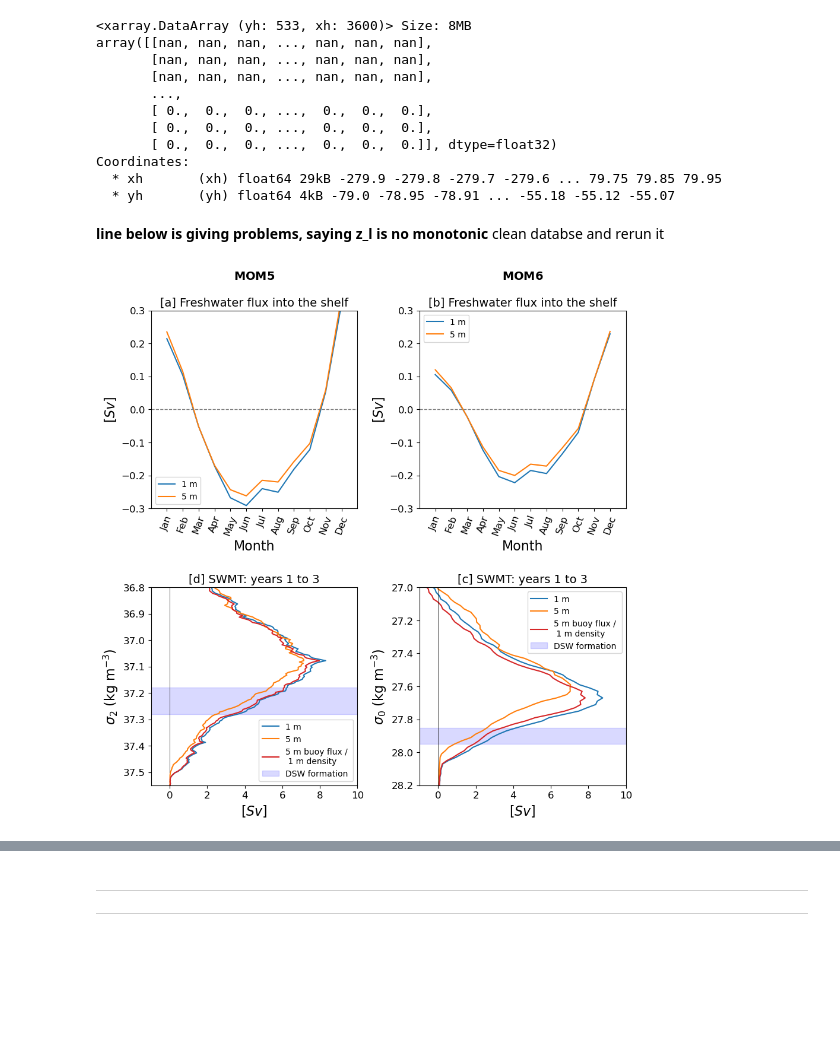
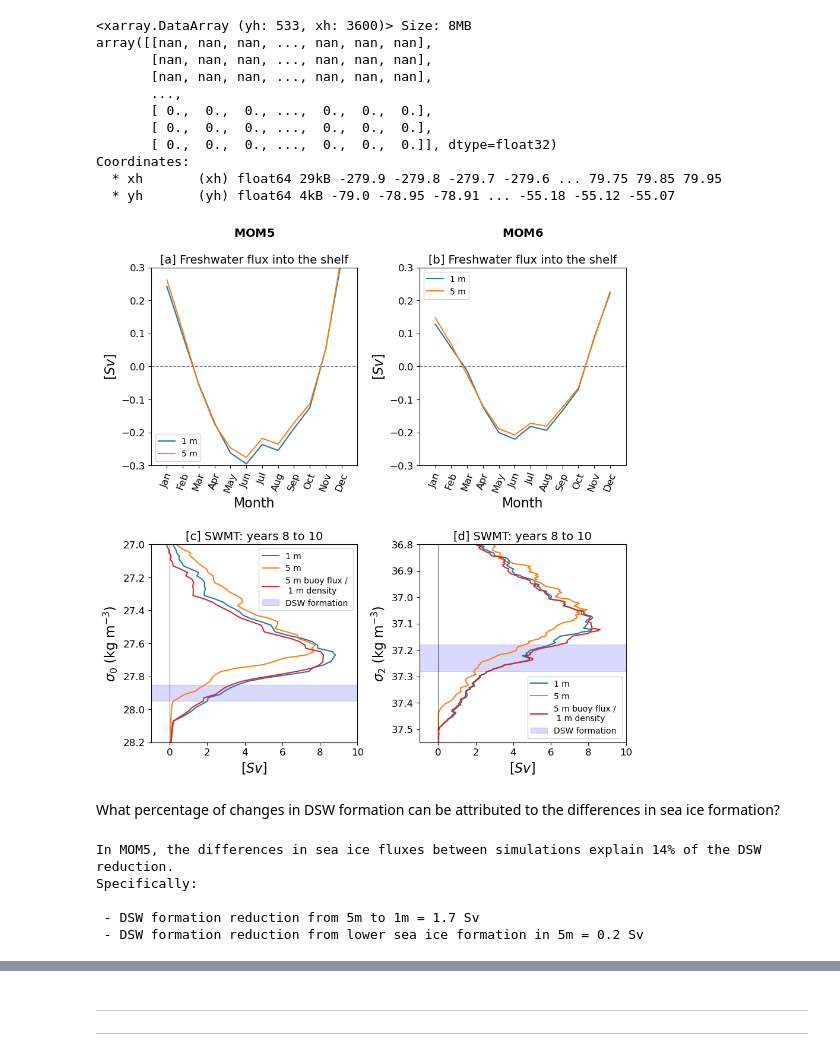
Before and after one commit to willaguiar/DSW-collaborative-project, a Jupyter notebook: JupyterCodes/Figs_codes/Figs_part_1.ipynb, the cells around one changed output, grey strips where cells are left out. Drawn from its saved outputs; the diff is of its cells as text; code cells hidden in the pictures; blank space fills up the shorter version.

```diff
--- a/JupyterCodes/Figs_codes/Figs_part_1.ipynb
+++ b/JupyterCodes/Figs_codes/Figs_part_1.ipynb
@@ -243,7 +268,7 @@ swmt5mtop_sum['time']=ShelfWMT_1dz.time
 swmtFWFdist_sum['time']=ShelfWMT_1dz.time
 swmthalfMtop_sum['time']=ShelfWMT_1dz.time
 # %%
-figpath='/home/156/wf4500/v45_wf4500/DSW_collaborative/sigma0_SWMT/figs/'
+figpath='/g/data/ik11/users/wf4500/DSW_collaborative/sigma0_SWMT/figs/'
 # %% [markdown]
 ### 1.2 Volume transport accross the 1km isobath
 # %% [markdown]
@@ -1285,8 +1548,8 @@ Importing freshwater fluxes from sea ice in MOM5 and MOM6
 #for MOM5
 from gsw import beta
 from gsw import p_from_z
-start_time_OM2 = '1900-01'
-end_time_OM2 = '1902-12'
+start_time_OM2 = '1907-01'
+end_time_OM2 = '1909-12'
 time_slice_OM2 = slice(start_time_OM2,end_time_OM2)
 
 
@@ -1390,15 +1653,12 @@ array([[nan, nan, nan, ..., nan, nan, nan],
 Coordinates:
   * xh       (xh) float64 29kB -279.9 -279.8 -279.7 -279.6 ... 79.75 79.85 79.95
   * yh       (yh) float64 4kB -79.0 -78.95 -78.91 ... -55.18 -55.12 -55.07
-# %% [markdown]
-**line below is giving problems, saying z_l is no monotonic**
-clean databse and rerun it
 # %%
 # for MOM6
 from gsw import CT_from_pt
 
-start_time_MOM6 = '1991-01'
-end_time_MOM6 = '1993-12'
+start_time_MOM6 = '1997-01'
+end_time_MOM6 = '1999-12'
 time_slice_MOM6 = slice(start_time_MOM6,end_time_MOM6)
 
 start_month = int(start_time_MOM6[5:7])
@@ -1520,13 +1780,13 @@ plt.subplots_adjust(left=0.1,
 #DSW definition polygon for MOM5
 MOM5_σ0_poly = Polygon([(-3,σ0_DSW_1m_mindens), (10,σ0_DSW_1m_mindens),(10,σ0_DSW_1m_maxdens), (-3,σ0_DSW_1m_maxdens),(-3,σ0_DSW_1m_mindens)]\
                        ,color='blue',edgecolor=None,alpha=0.15, label='DSW formation')
-
+Yrs_crossSWMT = slice(8,10)
 
 ### MOM5 first
-ax_221 = plt.subplot(2,2,4)
-plt.plot(swmt21mbath_sum.isel(time=slice(0,3)).mean('time'), isopycnal_bin_midmom5_ctrl[0,:], color='tab:blue',label='1 m')
-plt.plot(swmt5mtop_sum.isel(time=slice(0,3)).mean('time'), isopycnal_bin_midmom5_5mtop[0,:], color='tab:orange',label='5 m')
-plt.plot(OM2_lowSI_sum.isel(time=slice(0,3)).mean('time'), isopycnal_bin_midmom5_5mtop[0,:], color='tab:red',label='5 m buoy flux / \n 1 m density')
+ax_221 = plt.subplot(2,2,3)
+plt.plot(swmt21mbath_sum.isel(time=Yrs_crossSWMT).mean('time'), isopycnal_bin_midmom5_ctrl[0,:], color='tab:blue',label='1 m')
+plt.plot(swmt5mtop_sum.isel(time=Yrs_crossSWMT).mean('time'), isopycnal_bin_midmom5_5mtop[0,:], color='tab:orange',label='5 m')
+plt.plot(OM2_lowSI_sum.isel(time=Yrs_crossSWMT).mean('time'), isopycnal_bin_midmom5_5mtop[0,:], color='tab:red',label='5 m buoy flux / \n 1 m density')
 # plt.plot(swmt21mbath_sum_DSW.isel(time=slice(0,3)).mean('time'), isopycnal_bin_midmom5_ctrl[0,:],\
 #          color='royalblue', linewidth = 4, linestyle= '--')
 ax_221.add_patch(MOM5_σ0_poly)
@@ -1536,16 +1796,16 @@ plt.xlim(-1,10); plt.xticks(fontsize=12); plt.yticks(fontsize=12);
 plt.ylim((28.2,27)); plt.legend(fontsize=10)
 plt.ylabel(r'$\sigma_0$ (kg m$^{-3}$)', fontsize = 16)
 plt.xlabel( r'[$Sv$]', fontsize=16)
-plt.title(r"[c] SWMT: years 1 to 3",fontsize=14)
+plt.title(r"[c] SWMT: years 8 to 10",fontsize=14)
 
 
 MOM6_σ2_poly = Polygon([(-3,σ2_DSW_1m_mindens), (10,σ2_DSW_1m_mindens),(10,σ2_DSW_1m_maxdens), (-3,σ2_DSW_1m_maxdens),(-3,σ2_DSW_1m_mindens)]\
                        ,color='blue',edgecolor=None,alpha=0.15, label='DSW formation')
 
-ax_222 = plt.subplot(2,2,3)
-plt.plot(ShelfWMT_1dz.isel(time=slice(0,3)).mean('time')/1e6, ShelfWMT_1dz.isopycnal_bins, color='tab:blue',label='1 m')
-plt.plot(ShelfWMT_5dz.isel(time=slice(0,3)).mean('time')/1e6, ShelfWMT_5dz.isopycnal_bins, color='tab:orange',label='5 m')
-plt.plot(ShelfWMT_lowSI.isel(time=slice(0,3)).mean('time')/1e6, ShelfWMT_5dz.isopycnal_bins, color='tab:red',label='5 m buoy flux / \n 1 m density')
+ax_222 = plt.subplot(2,2,4)
+plt.plot(ShelfWMT_1dz.isel(time=Yrs_crossSWMT).mean('time')/1e6, ShelfWMT_1dz.isopycnal_bins, color='tab:blue',label='1 m')
+plt.plot(ShelfWMT_5dz.isel(time=Yrs_crossSWMT).mean('time')/1e6, ShelfWMT_5dz.isopycnal_bins, color='tab:orange',label='5 m')
+plt.plot(ShelfWMT_lowSI.isel(time=Yrs_crossSWMT).mean('time')/1e6, ShelfWMT_5dz.isopycnal_bins, color='tab:red',label='5 m buoy flux / \n 1 m density')
 # plt.plot(ShelfWMT_1dz_DSW.isel(time=slice(0,3)).mean('time')/1e6, \
 #          ShelfWMT_1dz_DSW.isopycnal_bins,color='royalblue',\
 #          linewidth = 4, linestyle= '--')
@@ -1556,39 +1816,69 @@ plt.xlim(-1,10); plt.xticks(fontsize=12); plt.yticks(fontsize=12);
 plt.ylim((37.55,36.8)); plt.legend(fontsize=10)
 plt.ylabel(r'$\sigma_2$ (kg m$^{-3}$)', fontsize = 16)
 plt.xlabel( r'[$Sv$]', fontsize=16)
-plt.title(r"[d] SWMT: years 1 to 3",fontsize=14)
+plt.title(r"[d] SWMT: years 8 to 10",fontsize=14)
 
 
 plt.subplot(2,2,1)
 (FWF_1m.groupby('time.month').mean()*1e-6/1035).plot(color='tab:blue',label='1 m')
 (FWF_5m.groupby('time.month').mean()*1e-6/1035).plot(color='tab:orange',label='5 m')
 plt.plot([0,13],[0,0],color='grey',linestyle = '--', linewidth=1)
 plt.ylabel(r'[$Sv$]', fontsize = 16)
 plt.xlabel( r'Month', fontsize=16)
 plt.title(r"$\bf{MOM5}$" +"\n \n" + r"[a] Freshwater flux into the shelf",fontsize=14)
 plt.xticks(ticks=[1,2,3,4,5,6,7,8,9,10,11,12],\
            labels=['Jan','Feb','Mar','Apr','May','Jun','Jul','Aug','Sep','Oct','Nov','Dec'],\
            rotation = 70, fontsize=12);
 plt.yticks(fontsize=12);
 plt.xlim(0,13)
 plt.ylim(-.3,.3); plt.legend(fontsize=10)
 
 plt.subplot(2,2,2)
 (FWF_MOM6_1m.groupby('time.month').mean()*1e-6/1035).plot(color='tab:blue',label='1 m')
 (FWF_MOM6_5m.groupby('time.month').mean()*1e-6/1035).plot(color='tab:orange',label='5 m')
 plt.plot([0,13],[0,0],color='grey',linestyle = '--', linewidth=1)
 
 plt.ylabel(r'[$Sv$]', fontsize = 16)
 plt.xlabel( r'Month', fontsize=16)
 plt.title(r"$\bf{MOM6}$" +"\n \n" + r"[b] Freshwater flux into the shelf",fontsize=14)
 plt.xticks(ticks=[1,2,3,4,5,6,7,8,9,10,11,12],\
            labels=['Jan','Feb','Mar','Apr','May','Jun','Jul','Aug','Sep','Oct','Nov','Dec'],\
            rotation = 70, fontsize=12);
 plt.yticks(fontsize=12);
 plt.xlim(0,13)
 plt.ylim(-.3,.3); plt.legend(fontsize=10)
 
-plt.savefig(figpath+'V13_Figure_4.png',dpi=300,bbox_inches='tight')
-plt.savefig(figpath+'V13_Figure_4.pdf',dpi=300,bbox_inches='tight')
+plt.savefig(figpath+'Rv0_Figure_3.png',dpi=300,bbox_inches='tight')
+plt.savefig(figpath+'Rv0_Figure_3.pdf',dpi=300,bbox_inches='tight')
 # %% [output]
-[figure, old version]
+[figure, new version]
+# %% [markdown]
+What percentage of changes in DSW formation can be attributed to the differences in sea ice formation?
+# %%
+
+Reduced_sea_ice_OM2 = OM2_lowSI_sum.where(OM2_lowSI_sum.isopycnal_bins>=σ0_DSW_1m_mindens).\
+where(OM2_lowSI_sum.isopycnal_bins<=σ0_DSW_1m_maxdens)
+
+#first 3-year mean changes in DSW due to lower sea ice formation
+Reduced_sea_ice_OM2 =  Reduced_sea_ice_OM2.isel(time = Yrs_crossSWMT).mean('time').mean('isopycnal_bins')
+#first 3-year mean DSW formation in OM2_1m
+OM2_1mtop_first3years  = swmt21mbath_sum_DSW.isel(time = Yrs_crossSWMT).mean('time').mean('isopycnal_bins')
+#first 3-year mean DSW formation in OM2_5m
+OM2_5mtop_first3years  = swmt5mtop_sum_DSW.isel(time = Yrs_crossSWMT).mean('time').mean('isopycnal_bins')
+
+reduction_5to1m = OM2_1mtop_first3years - OM2_5mtop_first3years
+reduction_sea_ice = OM2_1mtop_first3years - Reduced_sea_ice_OM2
+reduction_fraction = (reduction_sea_ice/reduction_5to1m)*100
+reduction_sea_ice.values,reduction_5to1m.values , reduction_fraction.values
+
+print('In MOM5, the differences in sea ice fluxes between simulations explain ' +\
+     str(int(reduction_fraction.values)) + '% of the DSW reduction. \nSpecifically: \n \n ' +\
+     '- DSW formation reduction from 5m to 1m = ' + str(np.round(reduction_5to1m.values,1)) + ' Sv' + \
+     '\n - DSW formation reduction from lower sea ice formation in 5m = ' +\
+      str(np.round(reduction_sea_ice.values,1)) + ' Sv')
+# %% [output]
+In MOM5, the differences in sea ice fluxes between simulations explain 14% of the DSW reduction.
+Specifically:
+
+ - DSW formation reduction from 5m to 1m = 1.7 Sv
+ - DSW formation reduction from lower sea ice formation in 5m = 0.2 Sv
```
Also changed, not shown: parts of 89 cells of this notebook, 2 other files.
